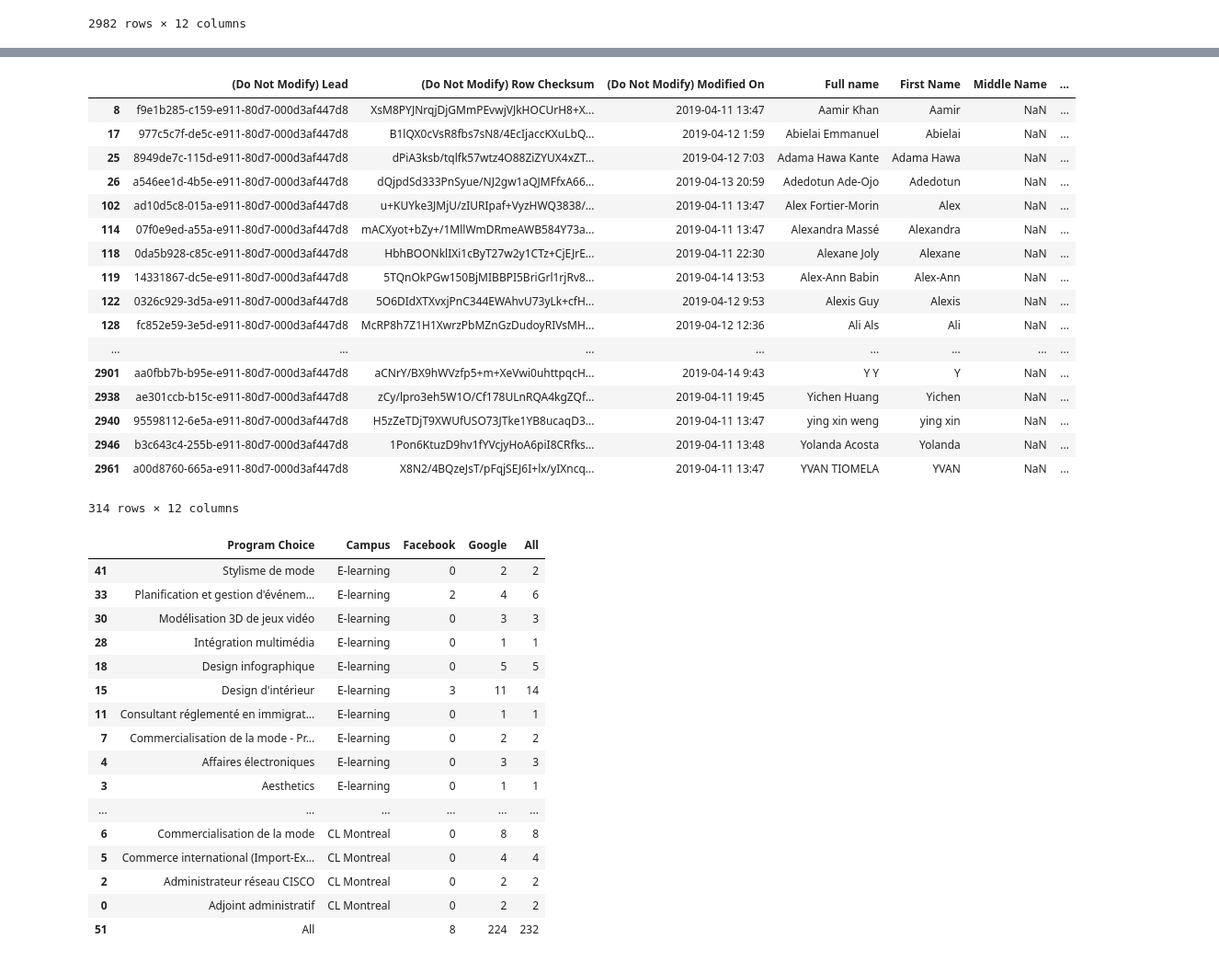
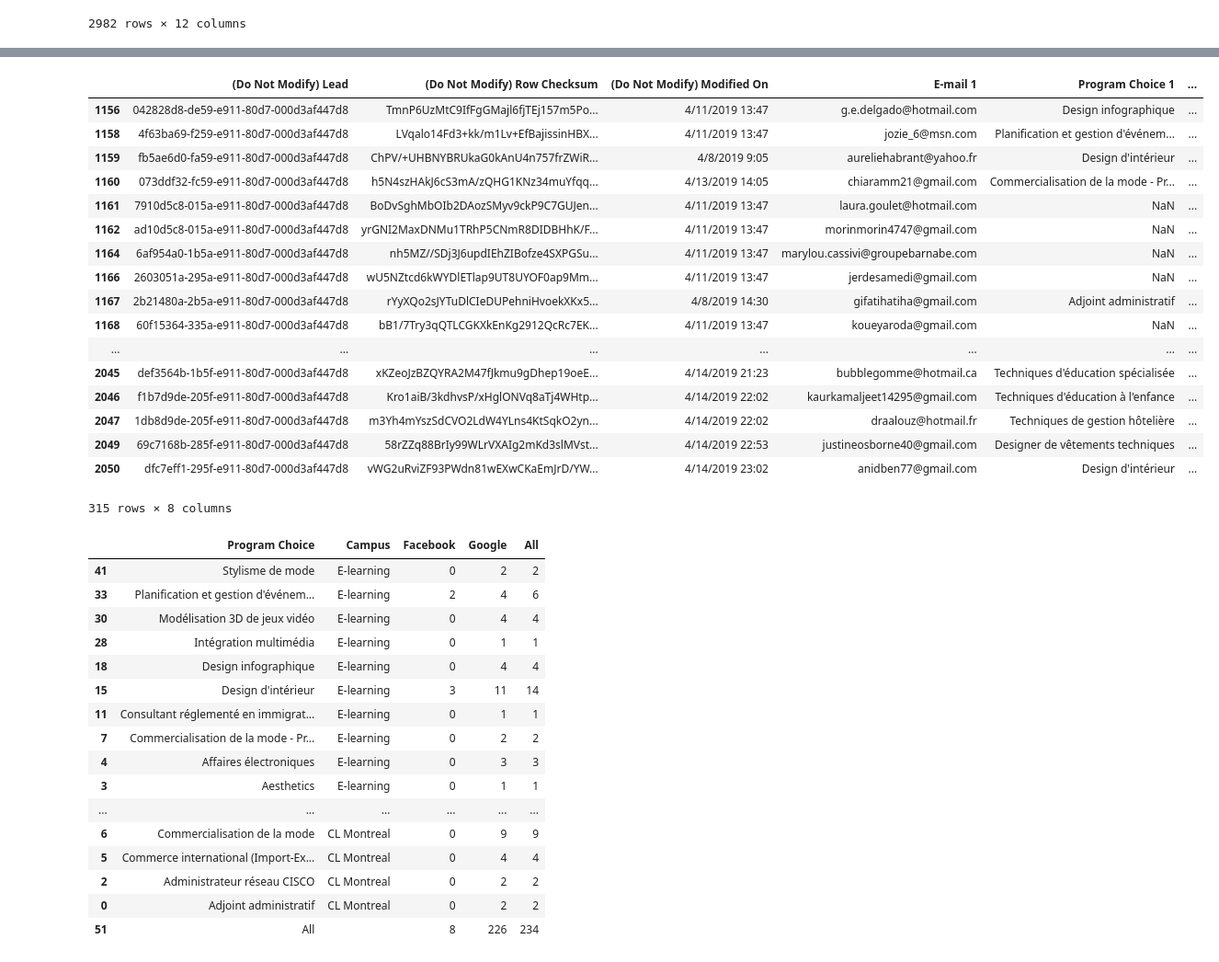
Before and after one commit to BjMrq/Jupyter-Notebooks, a Jupyter notebook: Leads processing.ipynb, the cells around one changed output, grey strips where cells are left out. Shown at 92% size. Cells and saved outputs as stored; diff of their text form; code cells hidden in the pictures.

```diff
--- a/Leads processing.ipynb
+++ b/Leads processing.ipynb
@@ -75,50 +75,57 @@ df
 # %%
 # Isolating campuses if multiple campus in one report
 if campus_name == "LaSalle" or campus_name == "InterDec":
     if campus_name == "LaSalle":
         # Format schools
         df["Latest Campus of Interest"] = df["Latest Campus of Interest"].str.replace(
             "LaSalle College", "CL Montreal").str.replace(
             "LaSalle College Laval", "CL Laval")
         campus_name = ["CL Montreal", "CL Laval", "E-learning"]
 
     elif campus_name == "InterDec":
         df["Latest Campus of Interest"] = df["Latest Campus of Interest"].str.replace(
             "Inter-Dec College Montréal", "CID Montreal").str.replace(
             "Inter-Dec College Laval", "CID Laval")
         campus_name = ["CID Montreal",
                        "CID Laval"]
 
     # Isoalating paid media source
     leads = df.loc[df['Latest Campus of Interest'].isin(campus_name)]
 
 # Isolate campus's leads
 else:
     leads = df.loc[df['Latest Campus of Interest'] == campus_name]
 
 # Isoalating paid media source
 leads = leads.loc[leads['GA Source'].isin(['facebook', 'google'])]
+
+campus_name = "LaSalle"
+
+leads.to_csv(path + "\\" + campus_name + '_last_week_leads_not calculated.csv', index=False)
+
 leads
 # %% [output]
-|  | (Do Not Modify) Lead | (Do Not Modify) Row Checksum | (Do Not Modify) Modified On | Full name | First Name | Middle Name | ... |
-| 8 | f9e1b285-c159-e911-80d7-000d3af447d8 | XsM8PYJNrqjDjGMmPEvwjVJkHOCUrH8+X... | 2019-04-11 13:47 | Aamir Khan | Aamir | NaN | ... |
-| 17 | 977c5c7f-de5c-e911-80d7-000d3af447d8 | B1lQX0cVsR8fbs7sN8/4EcIjaccKXuLbQ... | 2019-04-12 1:59 | Abielai Emmanuel | Abielai | NaN | ... |
-| 25 | 8949de7c-115d-e911-80d7-000d3af447d8 | dPiA3ksb/tqlfk57wtz4O88ZiZYUX4xZT... | 2019-04-12 7:03 | Adama Hawa Kante | Adama Hawa | NaN | ... |
-| 26 | a546ee1d-4b5e-e911-80d7-000d3af447d8 | dQjpdSd333PnSyue/NJ2gw1aQJMFfxA66... | 2019-04-13 20:59 | Adedotun Ade-Ojo | Adedotun | NaN | ... |
-| 102 | ad10d5c8-015a-e911-80d7-000d3af447d8 | u+KUYke3JMjU/zIURIpaf+VyzHWQ3838/... | 2019-04-11 13:47 | Alex Fortier-Morin | Alex | NaN | ... |
-| 114 | 07f0e9ed-a55a-e911-80d7-000d3af447d8 | mACXyot+bZy+/1MllWmDRmeAWB584Y73a... | 2019-04-11 13:47 | Alexandra Massé | Alexandra | NaN | ... |
-| 118 | 0da5b928-c85c-e911-80d7-000d3af447d8 | HbhBOONklIXi1cByT27w2y1CTz+CjEJrE... | 2019-04-11 22:30 | Alexane Joly | Alexane | NaN | ... |
-| 119 | 14331867-dc5e-e911-80d7-000d3af447d8 | 5TQnOkPGw150BjMIBBPI5BriGrl1rjRv8... | 2019-04-14 13:53 | Alex-Ann Babin | Alex-Ann | NaN | ... |
-| 122 | 0326c929-3d5a-e911-80d7-000d3af447d8 | 5O6DIdXTXvxjPnC344EWAhvU73yLk+cfH... | 2019-04-12 9:53 | Alexis Guy | Alexis | NaN | ... |
-| 128 | fc852e59-3e5d-e911-80d7-000d3af447d8 | McRP8h7Z1H1XwrzPbMZnGzDudoyRIVsMH... | 2019-04-12 12:36 | Ali Als | Ali | NaN | ... |
-| ... | ... | ... | ... | ... | ... | ... | ... |
-| 2901 | aa0fbb7b-b95e-e911-80d7-000d3af447d8 | aCNrY/BX9hWVzfp5+m+XeVwi0uhttpqcH... | 2019-04-14 9:43 | Y Y | Y | NaN | ... |
-| 2938 | ae301ccb-b15c-e911-80d7-000d3af447d8 | zCy/lpro3eh5W1O/Cf178ULnRQA4kgZQf... | 2019-04-11 19:45 | Yichen Huang | Yichen | NaN | ... |
-| 2940 | 95598112-6e5a-e911-80d7-000d3af447d8 | H5zZeTDjT9XWUfUSO73JTke1YB8ucaqD3... | 2019-04-11 13:47 | ying xin weng | ying xin | NaN | ... |
-| 2946 | b3c643c4-255b-e911-80d7-000d3af447d8 | 1Pon6KtuzD9hv1fYVcjyHoA6piI8CRfks... | 2019-04-11 13:48 | Yolanda Acosta | Yolanda | NaN | ... |
-| 2961 | a00d8760-665a-e911-80d7-000d3af447d8 | X8N2/4BQzeJsT/pFqjSEJ6I+lx/yIXncq... | 2019-04-11 13:47 | YVAN TIOMELA | YVAN | NaN | ... |
+|  | (Do Not Modify) Lead | (Do Not Modify) Row Checksum | (Do Not Modify) Modified On | E-mail 1 | Program Choice 1 | ... |
+| 1156 | 042828d8-de59-e911-80d7-000d3af447d8 | TmnP6UzMtC9IfFgGMajl6fjTEj157m5Po... | 4/11/2019 13:47 | g.e.delgado@hotmail.com | Design infographique | ... |
+| 1158 | 4f63ba69-f259-e911-80d7-000d3af447d8 | LVqalo14Fd3+kk/m1Lv+EfBajissinHBX... | 4/11/2019 13:47 | jozie_6@msn.com | Planification et gestion d'événem... | ... |
+| 1159 | fb5ae6d0-fa59-e911-80d7-000d3af447d8 | ChPV/+UHBNYBRUkaG0kAnU4n757frZWiR... | 4/8/2019 9:05 | aureliehabrant@yahoo.fr | Design d'intérieur | ... |
+| 1160 | 073ddf32-fc59-e911-80d7-000d3af447d8 | h5N4szHAkJ6cS3mA/zQHG1KNz34muYfqq... | 4/13/2019 14:05 | chiaramm21@gmail.com | Commercialisation de la mode - Pr... | ... |
+| 1161 | 7910d5c8-015a-e911-80d7-000d3af447d8 | BoDvSghMbOIb2DAozSMyv9ckP9C7GUJen... | 4/11/2019 13:47 | laura.goulet@hotmail.com | NaN | ... |
+| 1162 | ad10d5c8-015a-e911-80d7-000d3af447d8 | yrGNI2MaxDNMu1TRhP5CNmR8DIDBHhK/F... | 4/11/2019 13:47 | morinmorin4747@gmail.com | NaN | ... |
+| 1164 | 6af954a0-1b5a-e911-80d7-000d3af447d8 | nh5MZ//SDj3J6updIEhZIBofze4SXPGSu... | 4/11/2019 13:47 | marylou.cassivi@groupebarnabe.com | NaN | ... |
+| 1166 | 2603051a-295a-e911-80d7-000d3af447d8 | wU5NZtcd6kWYDlETlap9UT8UYOF0ap9Mm... | 4/11/2019 13:47 | jerdesamedi@gmail.com | NaN | ... |
+| 1167 | 2b21480a-2b5a-e911-80d7-000d3af447d8 | rYyXQo2sJYTuDlCIeDUPehniHvoekXKx5... | 4/8/2019 14:30 | gifatihatiha@gmail.com | Adjoint administratif | ... |
+| 1168 | 60f15364-335a-e911-80d7-000d3af447d8 | bB1/7Try3qQTLCGKXkEnKg2912QcRc7EK... | 4/11/2019 13:47 | koueyaroda@gmail.com | NaN | ... |
+| ... | ... | ... | ... | ... | ... | ... |
+| 2045 | def3564b-1b5f-e911-80d7-000d3af447d8 | xKZeoJzBZQYRA2M47fJkmu9gDhep19oeE... | 4/14/2019 21:23 | bubblegomme@hotmail.ca | Techniques d'éducation spécialisée | ... |
+| 2046 | f1b7d9de-205f-e911-80d7-000d3af447d8 | Kro1aiB/3kdhvsP/xHglONVq8aTj4WHtp... | 4/14/2019 22:02 | kaurkamaljeet14295@gmail.com | Techniques d'éducation à l'enfance | ... |
+| 2047 | 1db8d9de-205f-e911-80d7-000d3af447d8 | m3Yh4mYszSdCVO2LdW4YLns4KtSqkO2yn... | 4/14/2019 22:02 | draalouz@hotmail.fr | Techniques de gestion hôtelière | ... |
+| 2049 | 69c7168b-285f-e911-80d7-000d3af447d8 | 58rZZq88BrIy99WLrVXAIg2mKd3slMVst... | 4/14/2019 22:53 | justineosborne40@gmail.com | Designer de vêtements techniques | ... |
+| 2050 | dfc7eff1-295f-e911-80d7-000d3af447d8 | vWG2uRviZF93PWdn81wEXwCKaEmJrD/YW... | 4/14/2019 23:02 | anidben77@gmail.com | Design d'intérieur | ... |
-314 rows × 12 columns
+315 rows × 8 columns
 # %%
+leads = pd.read_csv(path + "\\" + campus_name + '_last_week_leads_not calculated.csv')
+
 # Get leads per source
 pivot = pd.pivot_table(
         leads,
@@ -142,17 +149,17 @@ pivot
 |  | Program Choice | Campus | Facebook | Google | All |
 | 41 | Stylisme de mode | E-learning | 0 | 2 | 2 |
 | 33 | Planification et gestion d'événem... | E-learning | 2 | 4 | 6 |
-| 30 | Modélisation 3D de jeux vidéo | E-learning | 0 | 3 | 3 |
+| 30 | Modélisation 3D de jeux vidéo | E-learning | 0 | 4 | 4 |
 | 28 | Intégration multimédia | E-learning | 0 | 1 | 1 |
-| 18 | Design infographique | E-learning | 0 | 5 | 5 |
+| 18 | Design infographique | E-learning | 0 | 4 | 4 |
 | 15 | Design d'intérieur | E-learning | 3 | 11 | 14 |
 | 11 | Consultant réglementé en immigrat... | E-learning | 0 | 1 | 1 |
 | 7 | Commercialisation de la mode - Pr... | E-learning | 0 | 2 | 2 |
 | 4 | Affaires électroniques | E-learning | 0 | 3 | 3 |
 | 3 | Aesthetics | E-learning | 0 | 1 | 1 |
 | ... | ... | ... | ... | ... | ... |
-| 6 | Commercialisation de la mode | CL Montreal | 0 | 8 | 8 |
+| 6 | Commercialisation de la mode | CL Montreal | 0 | 9 | 9 |
 | 5 | Commerce international (Import-Ex... | CL Montreal | 0 | 4 | 4 |
 | 2 | Administrateur réseau CISCO | CL Montreal | 0 | 2 | 2 |
 | 0 | Adjoint administratif | CL Montreal | 0 | 2 | 2 |
-| 51 | All |  | 8 | 224 | 232 |
+| 51 | All |  | 8 | 226 | 234 |
```
Also changed, not shown: parts of 2 cells of this notebook, 3 other files.
